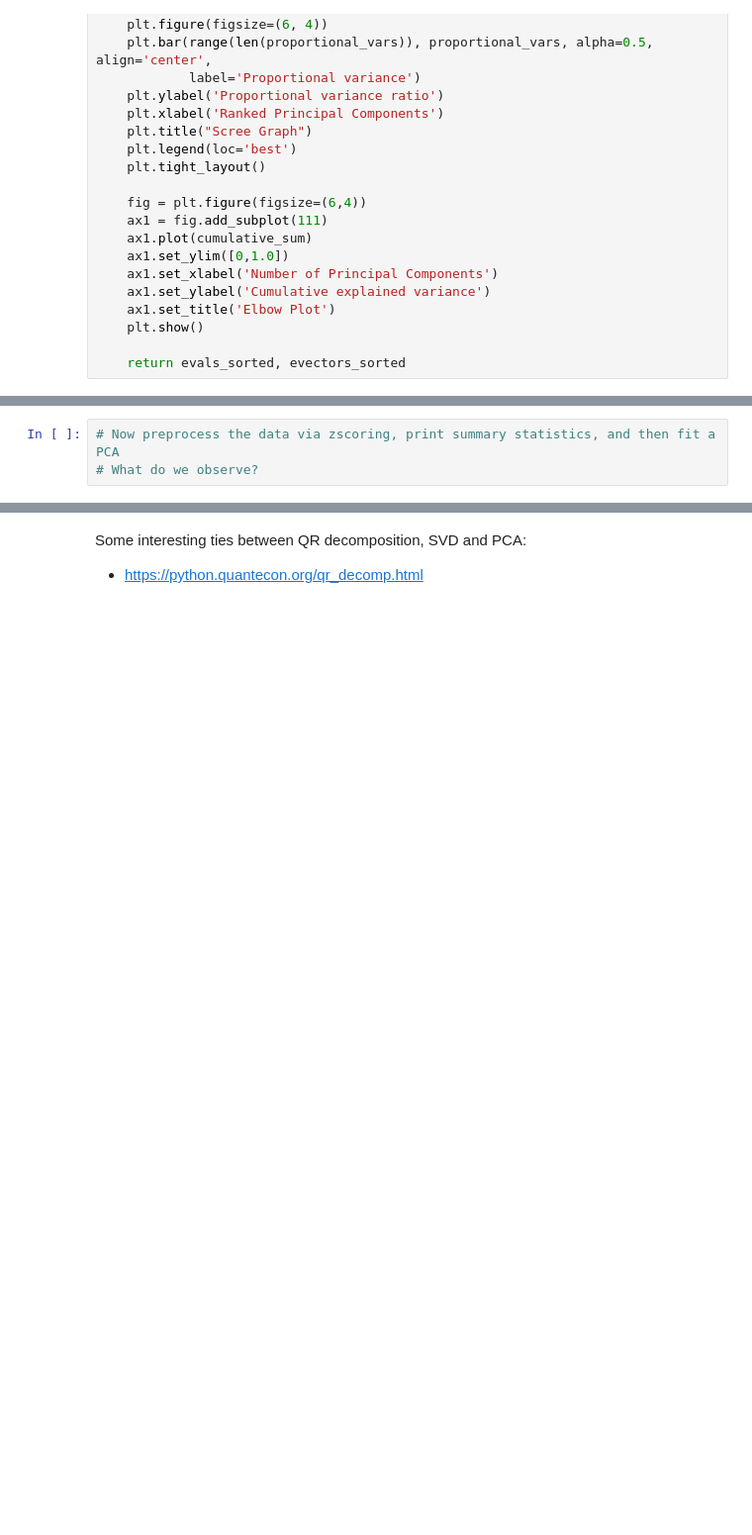
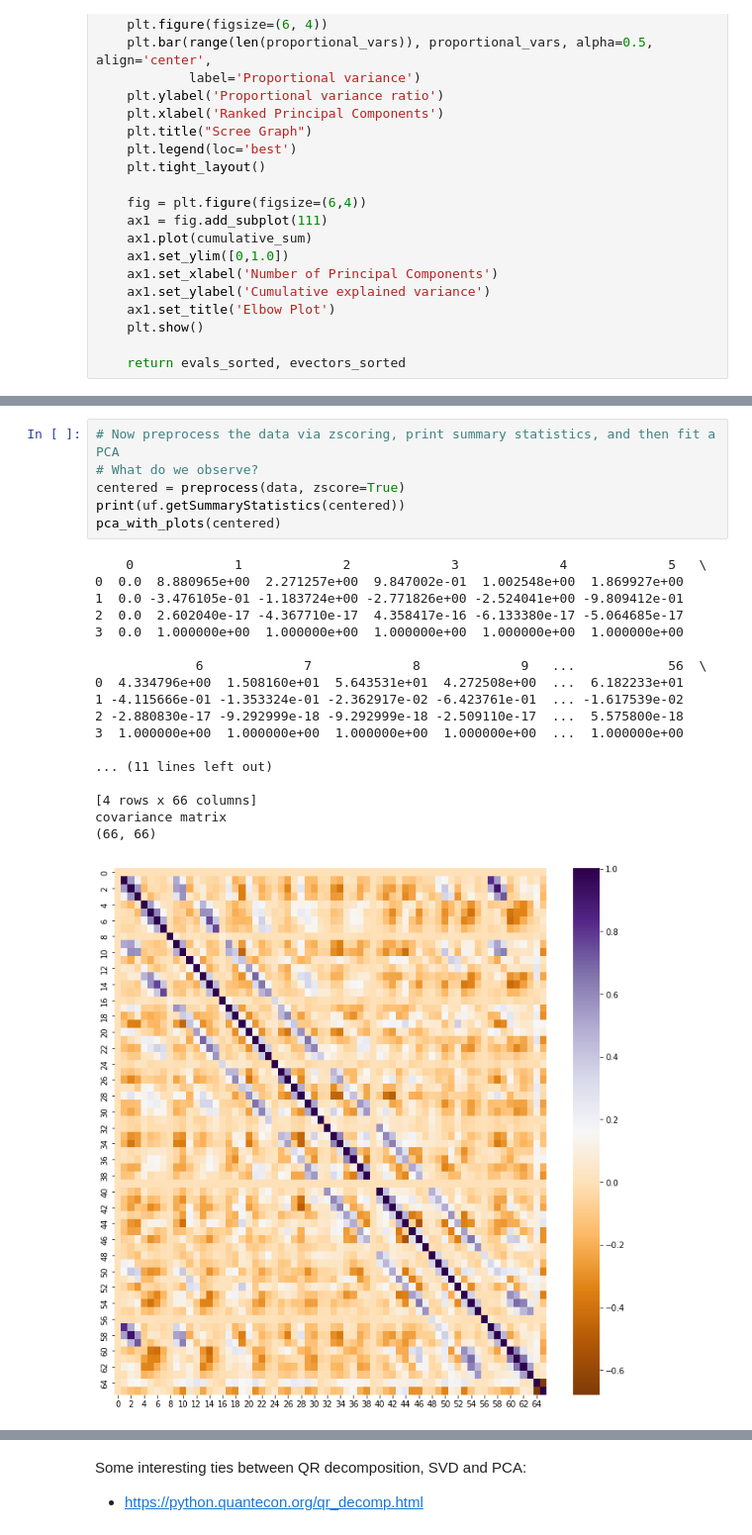
Before and after one commit to ajstent/CS252S22, a Jupyter notebook: CS252S22_Day20.ipynb, the cells around one changed output, grey strips where cells are left out. Shown at 99% size. Cells and saved outputs as stored; diff of their text form; blank space fills up the shorter version.

```diff
--- a/CS252S22_Day20.ipynb
+++ b/CS252S22_Day20.ipynb
@@ -139,3 +280,25 @@ print(uf.getSummaryStatistics(data))
 # %%
 # Now preprocess the data via zscoring, print summary statistics, and then fit a PCA
 # What do we observe?
+centered = preprocess(data, zscore=True)
+print(uf.getSummaryStatistics(centered))
+pca_with_plots(centered)
+# %% [output]
+    0             1             2             3             4             5   \
+0  0.0  8.880965e+00  2.271257e+00  9.847002e-01  1.002548e+00  1.869927e+00
+1  0.0 -3.476105e-01 -1.183724e+00 -2.771826e+00 -2.524041e+00 -9.809412e-01
+2  0.0  2.602040e-17 -4.367710e-17  4.358417e-16 -6.133380e-17 -5.064685e-17
+3  0.0  1.000000e+00  1.000000e+00  1.000000e+00  1.000000e+00  1.000000e+00
+
+             6             7             8             9   ...            56  \
+0  4.334796e+00  1.508160e+01  5.643531e+01  4.272508e+00  ...  6.182233e+01
+1 -4.115666e-01 -1.353324e-01 -2.362917e-02 -6.423761e-01  ... -1.617539e-02
+2 -2.880830e-17 -9.292999e-18 -9.292999e-18 -2.509110e-17  ...  5.575800e-18
+3  1.000000e+00  1.000000e+00  1.000000e+00  1.000000e+00  ...  1.000000e+00
+
+... (11 lines left out)
+
+[4 rows x 66 columns]
+covariance matrix
+(66, 66)
+[figure, added]
```
Also changed, not shown: parts of 6 cells of this notebook, 4 other files.
